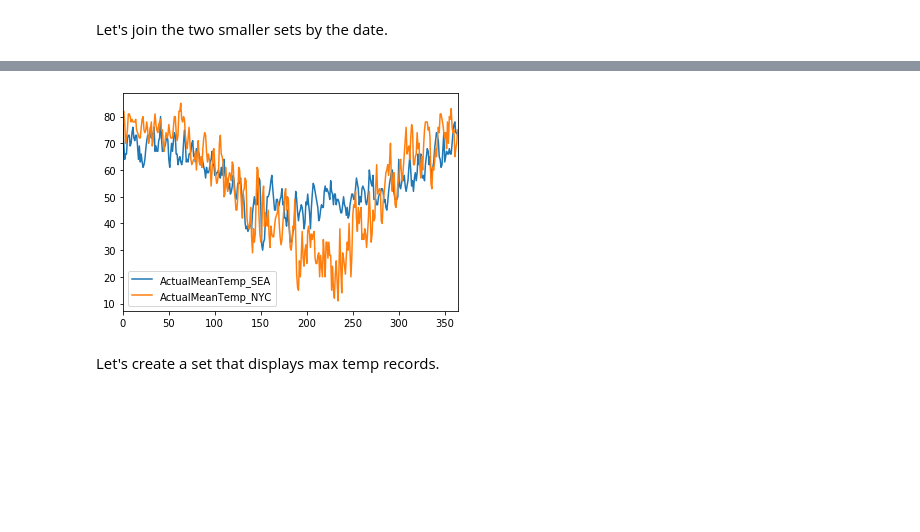
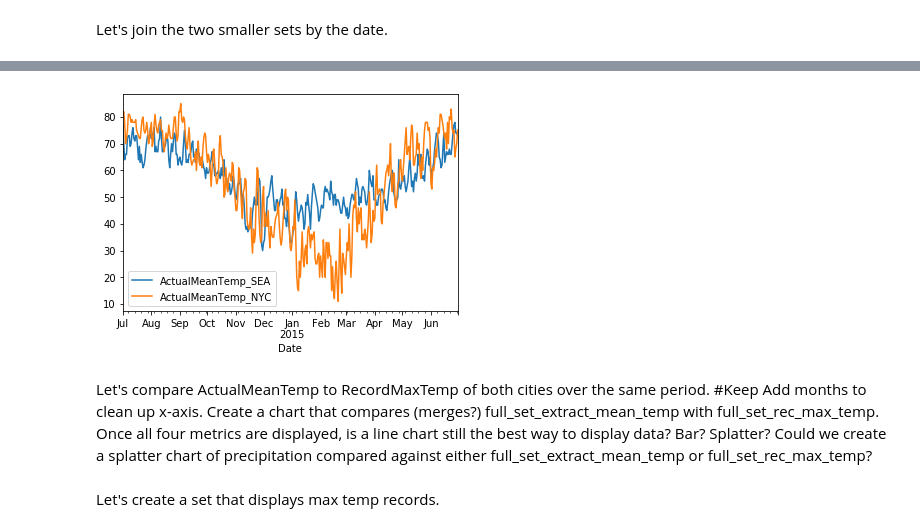
Before and after one commit to rebecca-pete/sea-nyc-weather, a Jupyter notebook: eda.ipynb, the cells around one changed output, grey strips where cells are left out. Saved outputs shown, nothing was run; the diff lists cells and outputs as text; code cells hidden in the pictures; blank space fills up the shorter version.

```diff
--- a/eda.ipynb
+++ b/eda.ipynb
@@ -339,6 +339,6 @@ Next, let's check the instances of unique years of RecordMaxTemps for both citie
 # %% [markdown]
 Let's join the two smaller sets by the date.
 # %%
-full_set=pd.merge(SEA_set, NYC_set, how='left', left_index=True, right_index=True, suffixes=('_SEA', '_NYC')) #Keep
+full_set=pd.merge(SEA_set, NYC_set, on='Date', suffixes=('_SEA', '_NYC')) #Keep
 full_set
 # %% [output]
@@ -357,0 +378,7 @@ full_set
+# %%
+
+full_set['Date'] = pd.to_datetime(full_set['Date'])
+
+full_set['Date_Year']  = full_set['Date'].dt.year
+full_set['Date_Month'] = full_set['Date'].dt.month
+full_set
@@ -357,0 +401,3 @@ full_set
+# %%
+full_set.set_index('Date', inplace=True)
+full_set
@@ -363,2 +423,3 @@ full_set.plot()
 # %%
-full_set_extract = full_set[['Date_SEA', 'ActualMeanTemp_SEA', 'ActualMeanTemp_NYC']]
+full_set_extract_mean_temp = full_set[['ActualMeanTemp_SEA', 'ActualMeanTemp_NYC']]
+full_set_extract_mean_temp
@@ -382,8 +444,15 @@ full_set_extract
 # %%
 # full_set_extract.plot(x=full_set_extract['ActualMeanTemp_SEA'], y=full_set_extract['Date']) #Keep
-full_set_extract.plot();
+full_set_extract_mean_temp.plot();
 # %% [output]
-[figure, old version]
+[figure, new version]
+# %% [markdown]
+Let's compare ActualMeanTemp to RecordMaxTemp of both cities over the same period. #Keep
+Add months to clean up x-axis.
+Create a chart that compares (merges?) full_set_extract_mean_temp with full_set_rec_max_temp.
+Once all four metrics are displayed, is a line chart still the best way to display data? Bar? Splatter?
+Could we create a splatter chart of precipitation compared against either full_set_extract_mean_temp or
+full_set_rec_max_temp?
 # %% [markdown]
 Let's create a set that displays max temp records.
 # %%
```
Also changed, not shown: parts of 13 cells of this notebook.
